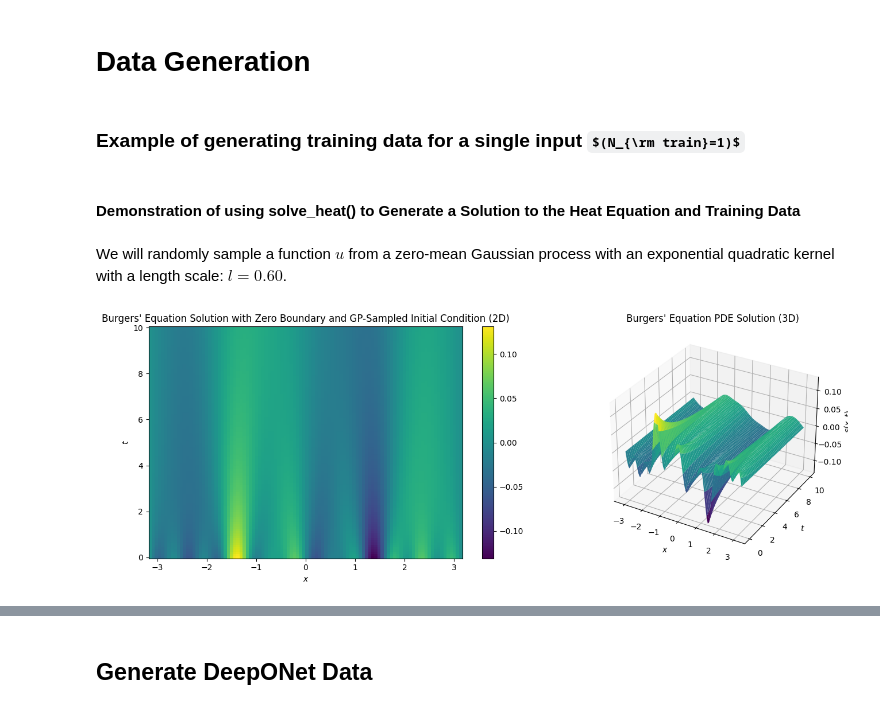
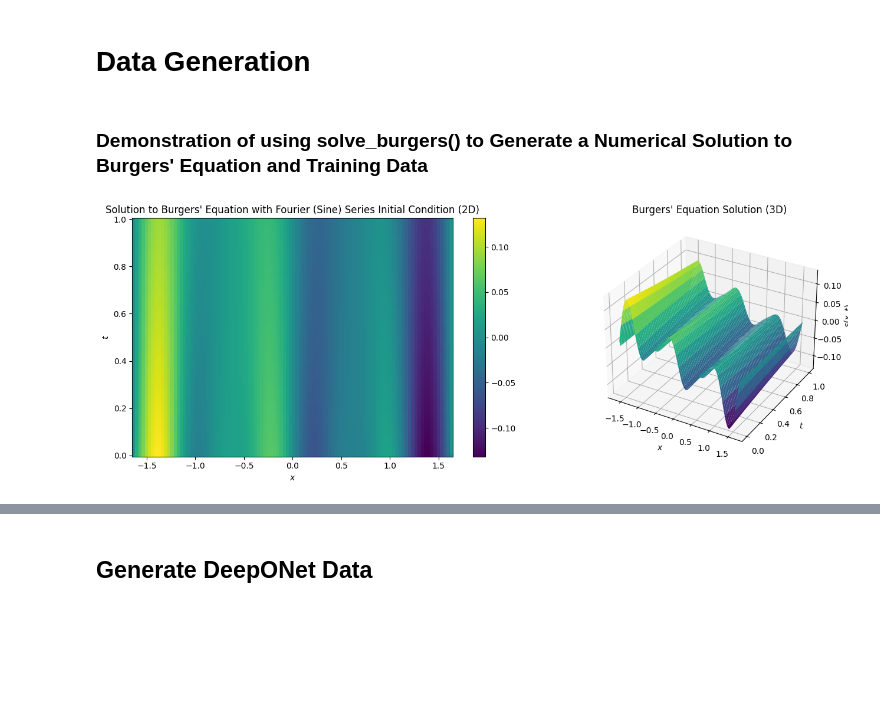
Before and after one commit to Memoisation/PDE-DeepONet-Learning, a Jupyter notebook: Burgers(PI_DeepONet).ipynb, the cells around one changed output, grey strips where cells are left out. Drawn from its saved outputs; the diff is of its cells as text; code cells hidden in the pictures; some formulas as TeX source; blank space fills up the shorter version.

```diff
--- a/Burgers(PI_DeepONet).ipynb
+++ b/Burgers(PI_DeepONet).ipynb
@@ -187,7 +174,7 @@ def generate_initial_condition(N, A, key):
     return initial_condition
 # %%
 # A numerical solver for Burgers' equation
-def solve_burgers(key, Nx, Nt, P, T_lim, period, kappa):
+def solve_burgers(key, Nx, Nt, T_lim, period, kappa):
   """Solve the 1D Burgers' equation u_t + uu_x = k * u_xx with a given initial condition derived from
   the Fourier Series sine represntation and zero boundary conditions. Also generate input and output
   sensor locations and measurements."""
@@ -235,11 +222,6 @@ def solve_burgers(key, Nx, Nt, P, T_lim, period, kappa):
   xx = np.linspace(xmin, xmax, m)
   u = initial_condition_fn(xx)
 
-  # Output sensor locations and measurements
-  idx = random.randint(subkeys[1], (P, 2), 0, max(Nx, Nt))
-  y = np.concatenate([x[idx[:, 0]][:, None], t[idx[:, 1]][:, None]], axis=1)  # randomly generated collocation points
-  s = UU[idx[:, 0], idx[:, 1]]
-
   # # Plot function used for initial condition
   # plt.figure()
   # plt.plot(x, u0, color=plt.cm.viridis(0.1))
@@ -248,7 +230,7 @@ def solve_burgers(key, Nx, Nt, P, T_lim, period, kappa):
   # plt.ylabel("$u_0(x)$")
   # plt.show()
 
-  return (x, t, UU), (u, u0, y, s)
+  return (x, t, UU), (u, u0)
 # %%
 # 3D plot function
 def plot_3d(ax, X, T, f):
@@ -281,44 +263,38 @@ def plot_us(x,u,y,s):
 # %%
 # Define hyperparamaters and grid
 kappa = 0.01 # fluid viscosity
-period = 1 # x-domain period (rho)
-T_lim = 10 # t-domain limit
+period = 0.52 # x-domain period (rho)
+T_lim = 1 # t-domain limit
 
 # Resolution of the solution (Grid of 100x100)
 Nx = 100
 Nt = 100
-x = np.linspace(-period*np.pi, period*np.pi, Nx)
-t = np.linspace(0, T_lim, Nt)
 
 # Select the number of sensors
 m = 100   # number of input sensors
 P_train = 100 # number of evaluation points for each input
-# %% [markdown]
-### Example of generating training data for a single input $(N_{\rm train}=1)$
 # %% [markdown]
-#### Demonstration of using solve_heat() to Generate a Solution to the Heat Equation and Training Data
+### Demonstration of using solve_burgers() to Generate a Numerical Solution to Burgers' Equation and Training Data
-# %% [markdown]
-We will randomly sample a function $u$ from a zero-mean Gaussian process with an exponential quadratic kernel with a length scale: $l=0.60$.
 # %%
 config.update("jax_enable_x64", True)
 # Numerical solution
 key = random.PRNGKey(0)
-(x, t, UU), (u, u0, y, s) = solve_burgers(key, Nx , Nt, P_train,  T_lim, period, kappa)
+(x, t, UU), (u, u0) = solve_burgers(key, Nx , Nt, T_lim, period, kappa)
 
 XX, TT = np.meshgrid(x,t)
 
 # Create a new figure with two subplots side by side, with the first being a 3D plot
 fig = plt.figure(figsize=(14, 5))
 
 ax1 = fig.add_subplot(122, projection='3d')
 plot_3d(ax1, XX, TT, UU.T)
-ax1.set_title('Burgers\' Equation PDE Solution (3D)')
+ax1.set_title('Burgers\' Equation Solution (3D)')
 
 ax2 = fig.add_subplot(121)
 plot(ax2, XX, TT, UU.T)
-ax2.set_title('Burgers\' Equation Solution with Zero Boundary and GP-Sampled Initial Condition (2D)')
+ax2.set_title('Solution to Burgers\' Equation with Fourier (Sine) Series Initial Condition (2D)')
 
 plt.tight_layout()
 plt.show()
 # %% [output]
-[figure, old version]
+[figure, new version]
```
Also changed, not shown: parts of 20 cells of this notebook.
